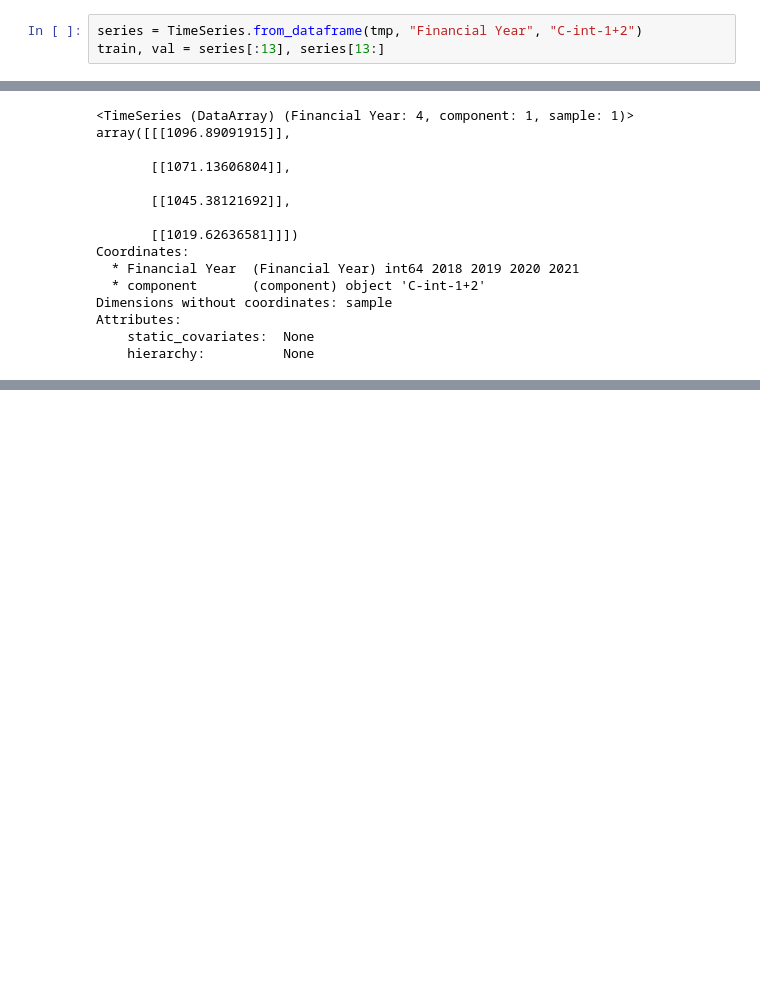
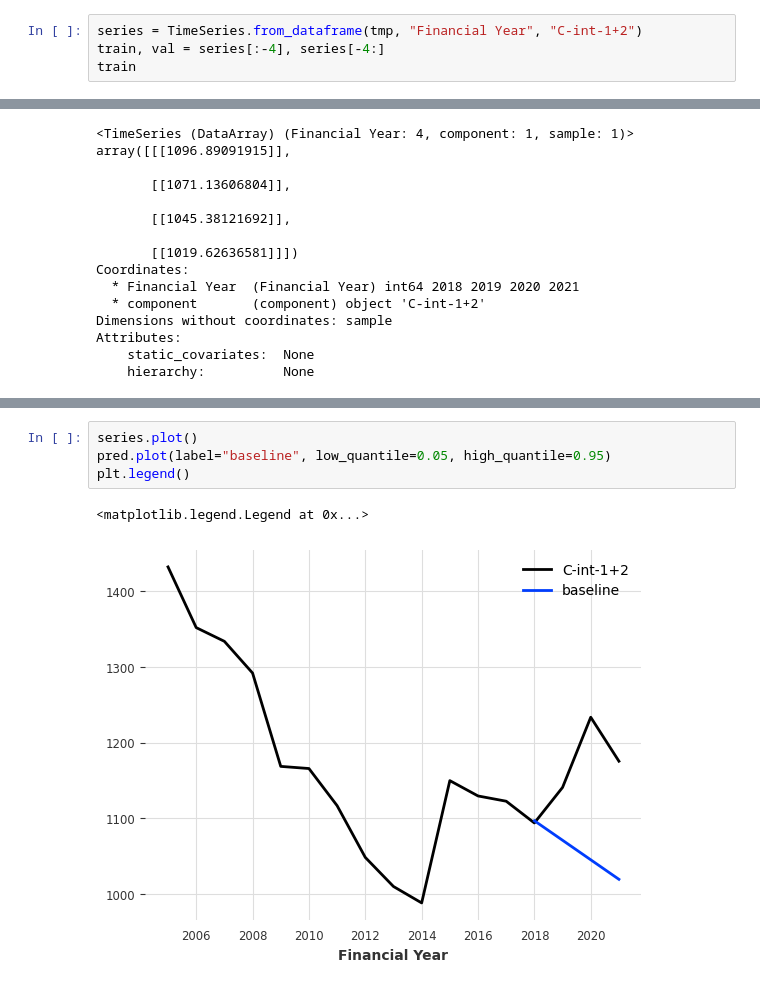
Before and after one commit to leocmcheung/carbon-forecast, a Jupyter notebook: notebooks/leo-D2.ipynb, the cells around one changed output, grey strips where cells are left out. Drawn from its saved outputs; the diff is of its cells as text; blank space fills up the shorter version.

```diff
--- a/notebooks/leo-D2.ipynb
+++ b/notebooks/leo-D2.ipynb
@@ -125,4 +126,5 @@ tmp
 | 16 | 2021 | 1175.416600 |
 # %%
 series = TimeSeries.from_dataframe(tmp, "Financial Year", "C-int-1+2")
-train, val = series[:13], series[13:]
+train, val = series[:-4], series[-4:]
+train
@@ -151,0 +192,7 @@ Attributes:
+# %%
+series.plot()
+pred.plot(label="baseline", low_quantile=0.05, high_quantile=0.95)
+plt.legend()
+# %% [output]
+<matplotlib.legend.Legend at 0x...>
+[figure, added]
```
Also changed, not shown: parts of 8 cells of this notebook.
